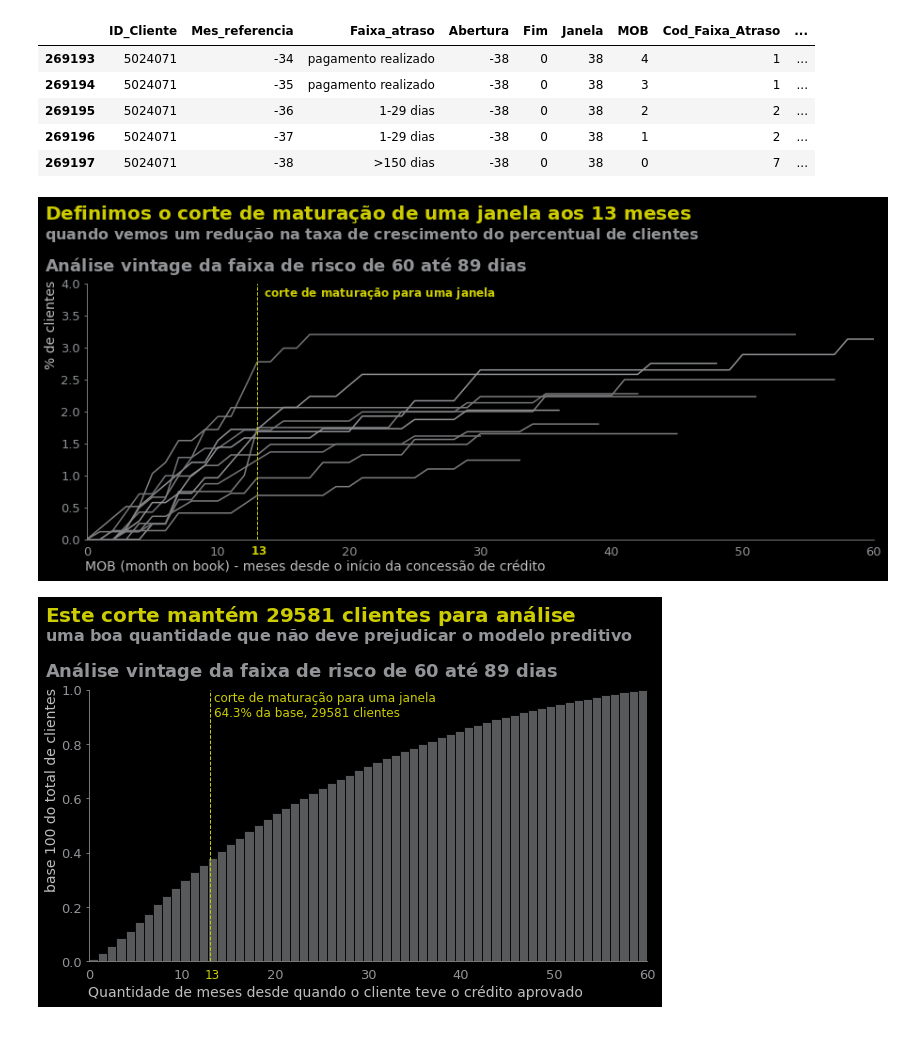
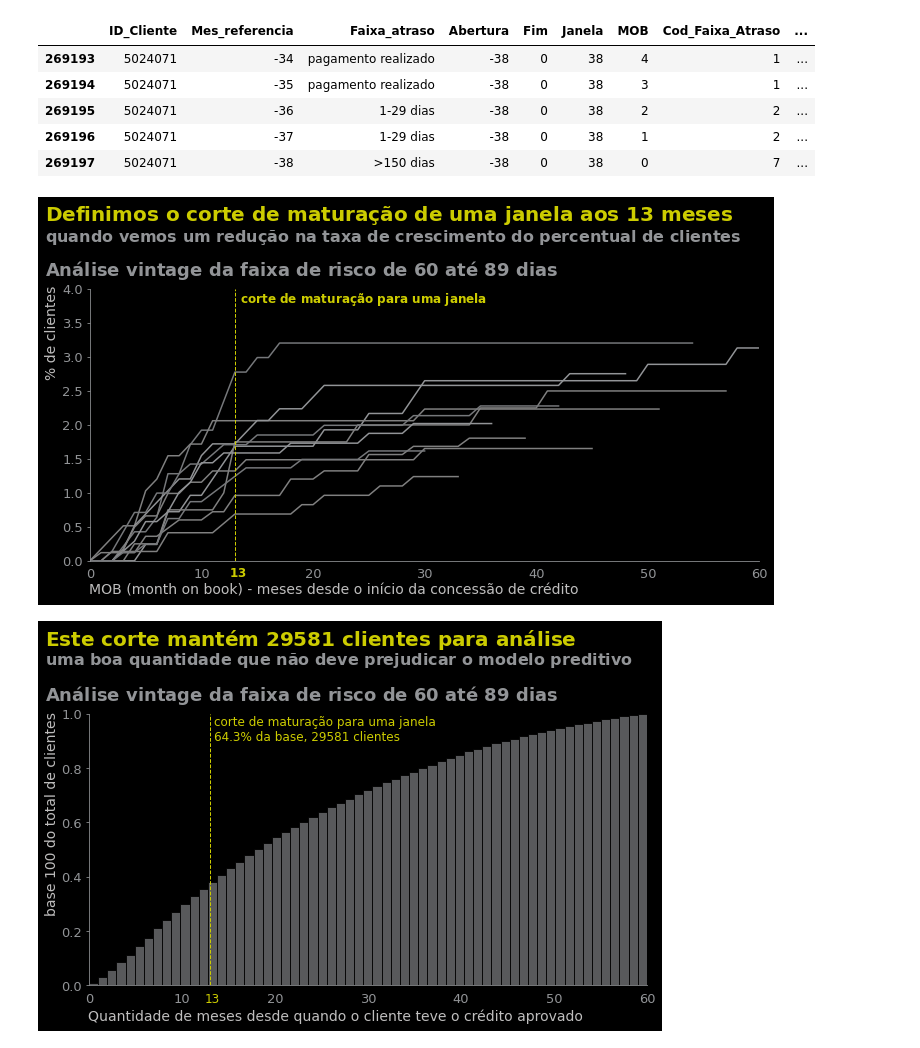
Before and after one commit to ViniciusCastillo/Aprendendo, a Jupyter notebook: Analise_Base_Aprovados.ipynb, the cells around one changed output. Cells and saved outputs as stored; diff of their text form; code cells hidden in the pictures.

```diff
--- a/Analise_Base_Aprovados.ipynb
+++ b/Analise_Base_Aprovados.ipynb
@@ -277,24 +276,23 @@ aprovados.query('ID_Cliente == @cliente_nasceu_risco').tail()
 # %%
 corte = 13
 cores = [cinza4,cinza5,cinza6,cinza5,cinza4,cinza5,cinza6,cinza5,cinza4,cinza5,cinza6]
 lista = [x for x in range(-60,-29,3)]
 vintage_cut = vintage.query('Abertura in @lista').groupby(['MOB','Abertura']).max()*100
 ymax=math.ceil(vintage_cut.Taxa_Risco.max())
 
-plt.figure(figsize=(15,5))
+plt.figure(figsize=(12,5))
 ax = sns.lineplot(data=vintage_cut, x='MOB', y='Taxa_Risco', hue='Abertura', palette=cores, legend=False)
-ax.text(-3.2, 5, negrito(f'Definimos o corte de maturação de uma janela aos {corte} meses'), fontsize=20, color=amarelo4)
-ax.text(-3.2, 4.7, negrito('quando vemos um redução na taxa de crescimento do percentual de clientes'), fontsize=16, color=cinza4)
-ax.text(-3.2, 4.2, negrito('Análise vintage da faixa de risco de 60 até 89 dias'), fontsize=18, color=cinza4)
-
-ax.text(-3.2, 2.7, '% de clientes', fontsize=14, rotation='vertical', color=cinza3)
+ax.text(-4, 5, negrito(f'Definimos o corte de maturação de uma janela aos {corte} meses'), fontsize=20, color=amarelo4)
+ax.text(-4, 4.7, negrito('quando vemos um redução na taxa de crescimento do percentual de clientes'), fontsize=16, color=cinza4)
+ax.text(-4, 4.2, negrito('Análise vintage da faixa de risco de 60 até 89 dias'), fontsize=18, color=cinza4)
+ax.text(-4, 2.7, '% de clientes', fontsize=14, rotation='vertical', color=cinza3)
 ax.text(-0.1, -0.5, 'MOB (month on book) - meses desde o início da concessão de crédito', fontsize=14, color=cinza3)
 ax.text(corte+.5, ymax-.2, negrito('corte de maturação para uma janela'), fontsize=12, color=amarelo4)
 ax.text(corte-.5, -.23, negrito(str(corte)), fontsize=12, color=amarelo4)
 ax.axvline(x=corte, color=amarelo4, ls='--', lw='1')
 formatar_grafico(ax, [0, xfim], [0, ymax])
 # %% [output]
-[figure, old version]
+[figure, new version]
 # %%
 corte_valor, _ = janela.loc[janela['Janela'] >= corte].shape
 texto = f'{round(corte_valor/qtd_clientes_total,3):.1%} da base, {corte_valor} clientes'
```
Also changed, not shown: parts of 3 cells of this notebook.
